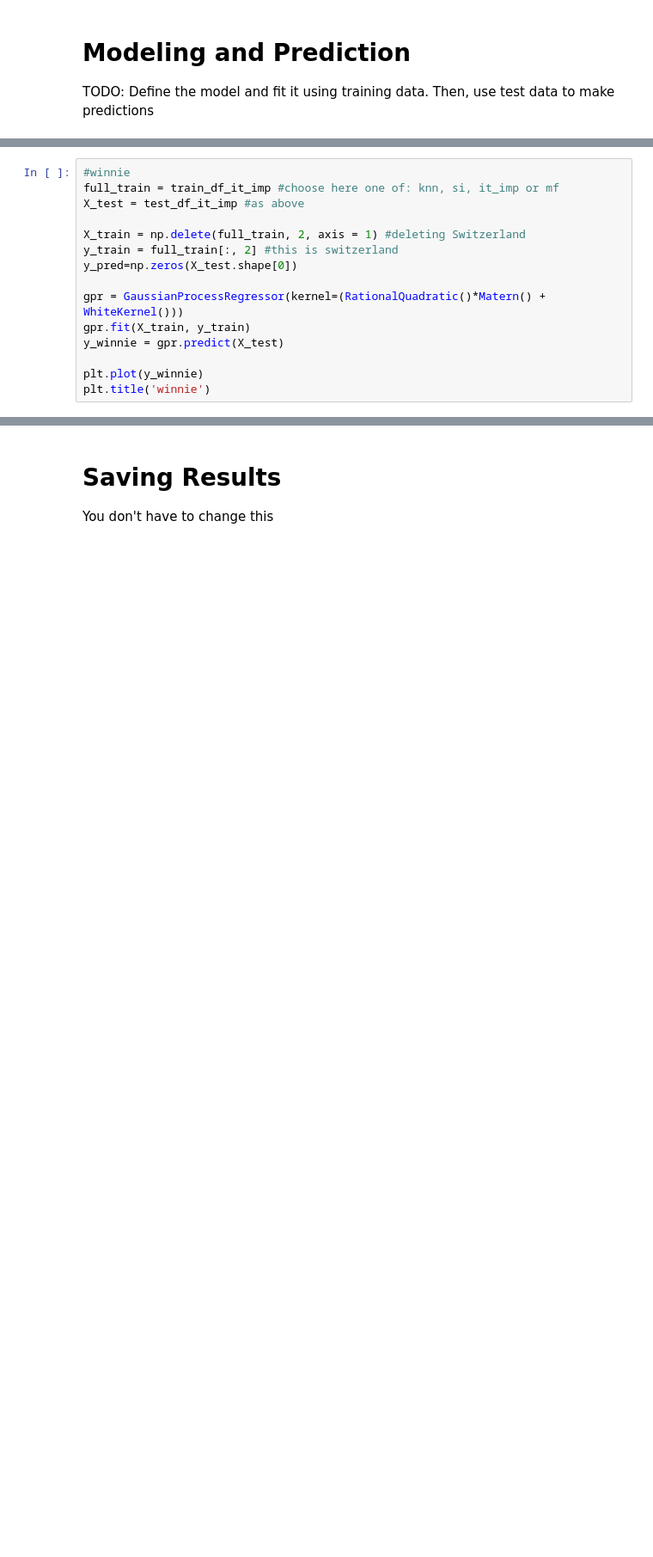
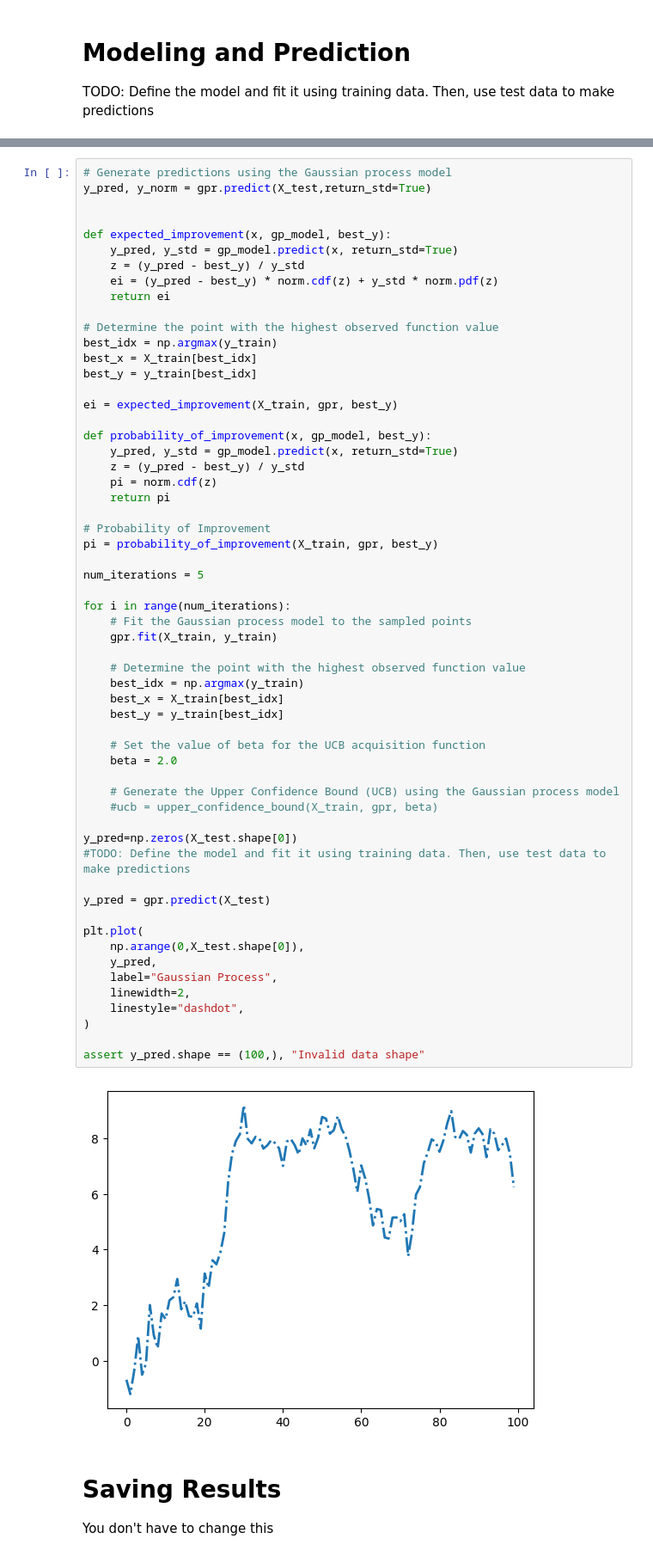
Before and after one commit to AntoniaGrindrod/IML-Task-2, a Jupyter notebook: template_solution.ipynb, the cells around one changed output, grey strips where cells are left out. Shown: that part at 86% size. Drawn from its saved outputs; the diff is of its cells as text; blank space fills up the shorter version.

Commit message:
#mf and bayesian model opt

```diff
--- a/template_solution.ipynb
+++ b/template_solution.ipynb
@@ -194,15 +188,0 @@ Text(0.5, 1.0, 'combination')
-# %%
-#winnie
-full_train = train_df_it_imp #choose here one of: knn, si, it_imp or mf
-X_test = test_df_it_imp #as above
-
-X_train = np.delete(full_train, 2, axis = 1) #deleting Switzerland
-y_train = full_train[:, 2] #this is switzerland
-y_pred=np.zeros(X_test.shape[0])
-
-gpr = GaussianProcessRegressor(kernel=(RationalQuadratic()*Matern() + WhiteKernel()))
-gpr.fit(X_train, y_train)
-y_winnie = gpr.predict(X_test)
-
-plt.plot(y_winnie)
-plt.title('winnie')
@@ -212,3 +189,63 @@ Text(0.5, 1.0, 'winnie')
+# %%
+# Generate predictions using the Gaussian process model
+y_pred, y_norm = gpr.predict(X_test,return_std=True)
+
+
+def expected_improvement(x, gp_model, best_y):
+    y_pred, y_std = gp_model.predict(x, return_std=True)
+    z = (y_pred - best_y) / y_std
+    ei = (y_pred - best_y) * norm.cdf(z) + y_std * norm.pdf(z)
+    return ei
+
+# Determine the point with the highest observed function value
+best_idx = np.argmax(y_train)
+best_x = X_train[best_idx]
+best_y = y_train[best_idx]
+
+ei = expected_improvement(X_train, gpr, best_y)
+
+def probability_of_improvement(x, gp_model, best_y):
+    y_pred, y_std = gp_model.predict(x, return_std=True)
+    z = (y_pred - best_y) / y_std
+    pi = norm.cdf(z)
+    return pi
+
+# Probability of Improvement
+pi = probability_of_improvement(X_train, gpr, best_y)
+
+num_iterations = 5
+
+for i in range(num_iterations):
+    # Fit the Gaussian process model to the sampled points
+    gpr.fit(X_train, y_train)
+
+    # Determine the point with the highest observed function value
+    best_idx = np.argmax(y_train)
+    best_x = X_train[best_idx]
+    best_y = y_train[best_idx]
+
+    # Set the value of beta for the UCB acquisition function
+    beta = 2.0
+
+    # Generate the Upper Confidence Bound (UCB) using the Gaussian process model
+    #ucb = upper_confidence_bound(X_train, gpr, beta)
+
+y_pred=np.zeros(X_test.shape[0])
+#TODO: Define the model and fit it using training data. Then, use test data to make predictions
+
+y_pred = gpr.predict(X_test)
+
+plt.plot(
+    np.arange(0,X_test.shape[0]),
+    y_pred,
+    label="Gaussian Process",
+    linewidth=2,
+    linestyle="dashdot",
+)
+
+assert y_pred.shape == (100,), "Invalid data shape"
+# %% [output]
+[figure, added]
 # %% [markdown]
 # Saving Results
 You don't have to change this
```
Also changed, not shown: parts of 7 cells of this notebook, 1 other file.
